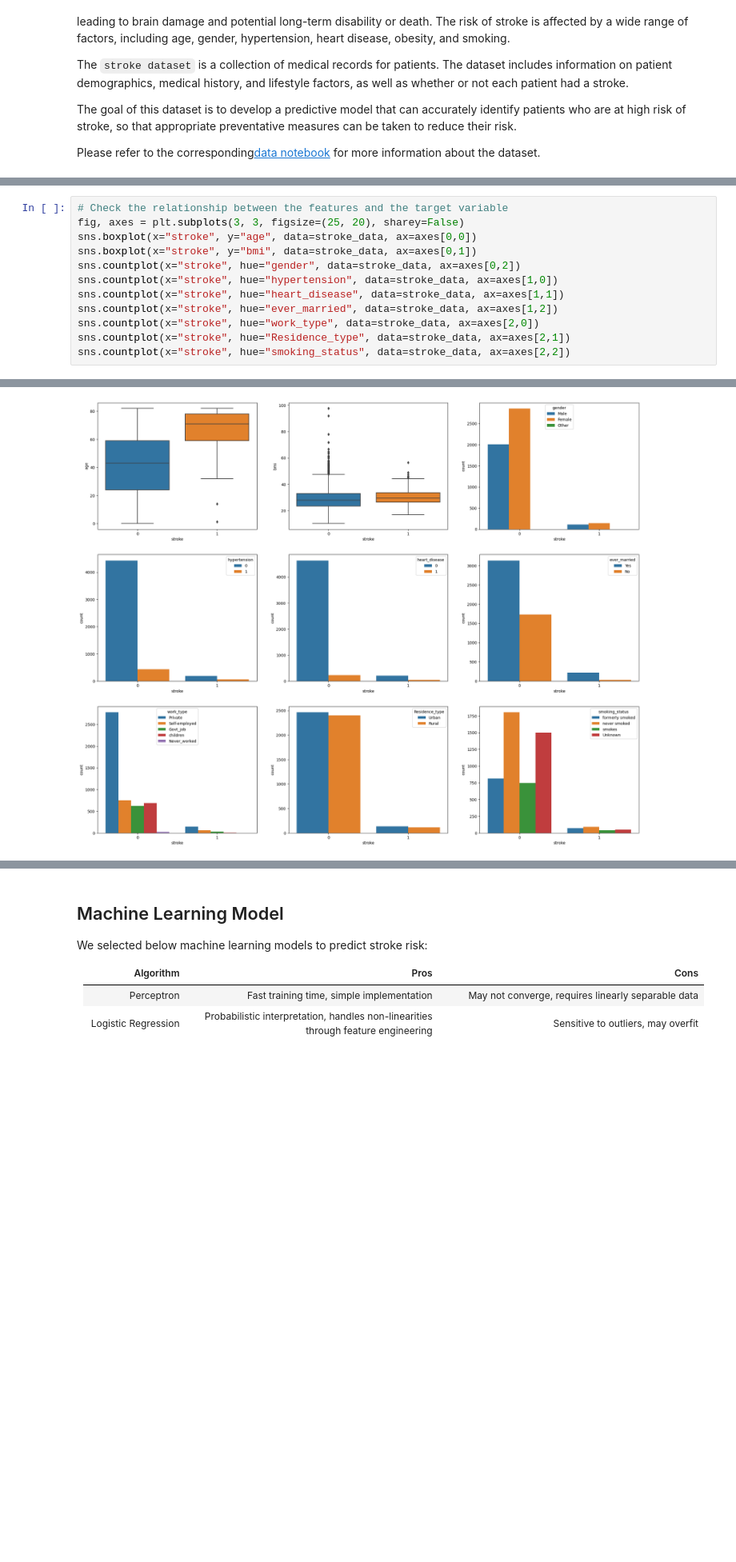
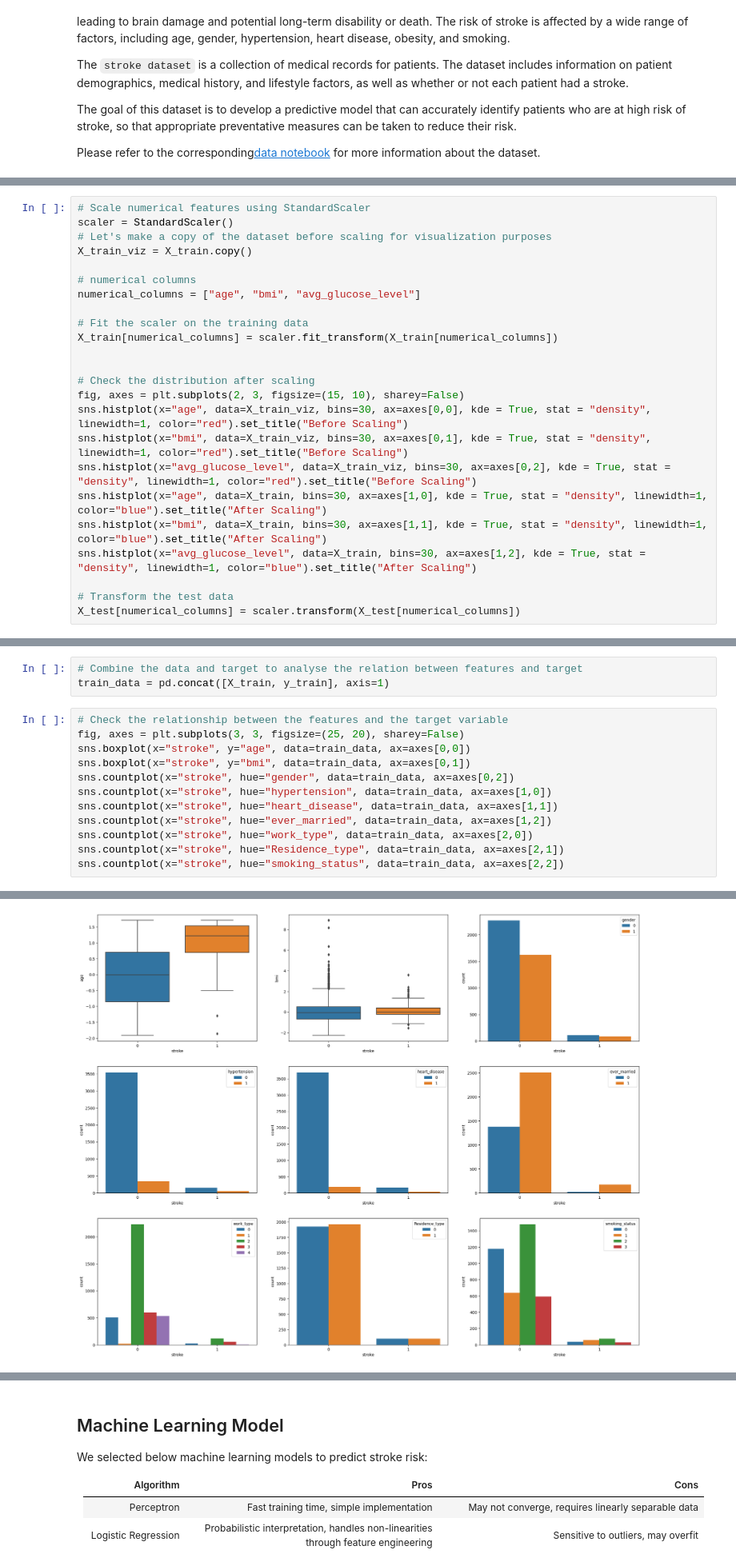
Before and after one commit to CSkylarL/DataScience-MachineLearning, a Jupyter notebook: practice/P01_Stroke_Prediction/P01_Stroke_Prediction.ipynb, the cells around one changed output, grey strips where cells are left out. Shown at 80% size. Drawn from its saved outputs; the diff is of its cells as text; blank space fills up the shorter version.

```diff
--- a/practice/P01_Stroke_Prediction/P01_Stroke_Prediction.ipynb
+++ b/practice/P01_Stroke_Prediction/P01_Stroke_Prediction.ipynb
@@ -101,0 +287,24 @@ sns.countplot(x="smoking_status", data=stroke_data, ax=axes[1,2])
+# %%
+# Scale numerical features using StandardScaler
+scaler = StandardScaler()
+# Let's make a copy of the dataset before scaling for visualization purposes
+X_train_viz = X_train.copy()
+
+# numerical columns
+numerical_columns = ["age", "bmi", "avg_glucose_level"]
+
+# Fit the scaler on the training data
+X_train[numerical_columns] = scaler.fit_transform(X_train[numerical_columns])
+
+
+# Check the distribution after scaling
+fig, axes = plt.subplots(2, 3, figsize=(15, 10), sharey=False)
+sns.histplot(x="age", data=X_train_viz, bins=30, ax=axes[0,0], kde = True, stat = "density", linewidth=1, color="red").set_title("Before Scaling")
+sns.histplot(x="bmi", data=X_train_viz, bins=30, ax=axes[0,1], kde = True, stat = "density", linewidth=1, color="red").set_title("Before Scaling")
+sns.histplot(x="avg_glucose_level", data=X_train_viz, bins=30, ax=axes[0,2], kde = True, stat = "density", linewidth=1, color="red").set_title("Before Scaling")
+sns.histplot(x="age", data=X_train, bins=30, ax=axes[1,0], kde = True, stat = "density", linewidth=1, color="blue").set_title("After Scaling")
+sns.histplot(x="bmi", data=X_train, bins=30, ax=axes[1,1], kde = True, stat = "density", linewidth=1, color="blue").set_title("After Scaling")
+sns.histplot(x="avg_glucose_level", data=X_train, bins=30, ax=axes[1,2], kde = True, stat = "density", linewidth=1, color="blue").set_title("After Scaling")
+
+# Transform the test data
+X_test[numerical_columns] = scaler.transform(X_test[numerical_columns])
@@ -102,13 +317,16 @@ sns.countplot(x="smoking_status", data=stroke_data, ax=axes[1,2])
+# %%
+# Combine the data and target to analyse the relation between features and target
+train_data = pd.concat([X_train, y_train], axis=1)
 # %%
 # Check the relationship between the features and the target variable
 fig, axes = plt.subplots(3, 3, figsize=(25, 20), sharey=False)
-sns.boxplot(x="stroke", y="age", data=stroke_data, ax=axes[0,0])
-sns.boxplot(x="stroke", y="bmi", data=stroke_data, ax=axes[0,1])
-sns.countplot(x="stroke", hue="gender", data=stroke_data, ax=axes[0,2])
-sns.countplot(x="stroke", hue="hypertension", data=stroke_data, ax=axes[1,0])
-sns.countplot(x="stroke", hue="heart_disease", data=stroke_data, ax=axes[1,1])
-sns.countplot(x="stroke", hue="ever_married", data=stroke_data, ax=axes[1,2])
-sns.countplot(x="stroke", hue="work_type", data=stroke_data, ax=axes[2,0])
-sns.countplot(x="stroke", hue="Residence_type", data=stroke_data, ax=axes[2,1])
-sns.countplot(x="stroke", hue="smoking_status", data=stroke_data, ax=axes[2,2])
+sns.boxplot(x="stroke", y="age", data=train_data, ax=axes[0,0])
+sns.boxplot(x="stroke", y="bmi", data=train_data, ax=axes[0,1])
+sns.countplot(x="stroke", hue="gender", data=train_data, ax=axes[0,2])
+sns.countplot(x="stroke", hue="hypertension", data=train_data, ax=axes[1,0])
+sns.countplot(x="stroke", hue="heart_disease", data=train_data, ax=axes[1,1])
+sns.countplot(x="stroke", hue="ever_married", data=train_data, ax=axes[1,2])
+sns.countplot(x="stroke", hue="work_type", data=train_data, ax=axes[2,0])
+sns.countplot(x="stroke", hue="Residence_type", data=train_data, ax=axes[2,1])
+sns.countplot(x="stroke", hue="smoking_status", data=train_data, ax=axes[2,2])
 # %% [output]
@@ -116,3 +334,3 @@ sns.countplot(x="stroke", hue="smoking_status", data=stroke_data, ax=axes[2,2])
-[figure, old version]
+[figure, new version]
 # %%
 # Check the correlation between the features
```
Also changed, not shown: parts of 76 cells of this notebook.
